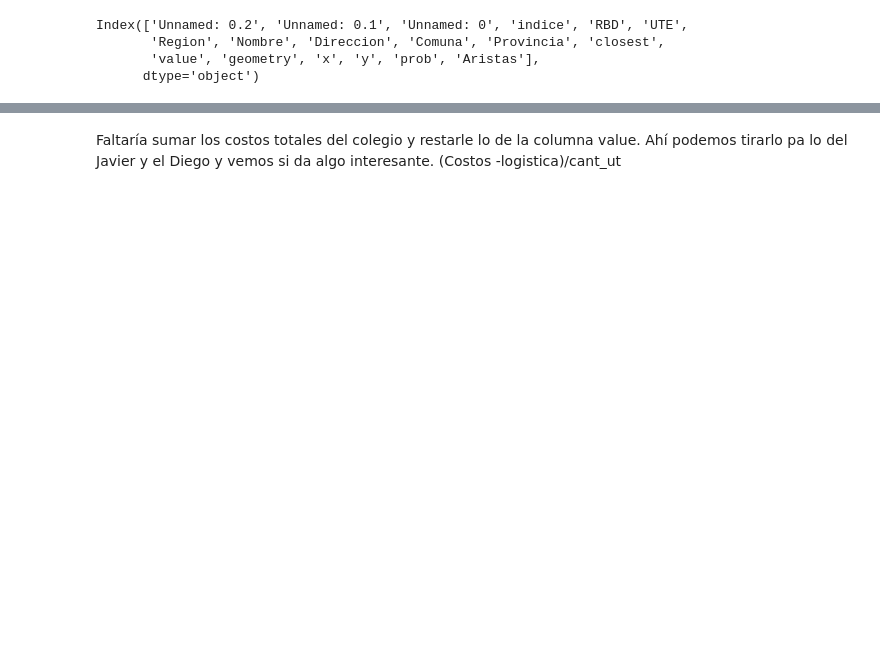
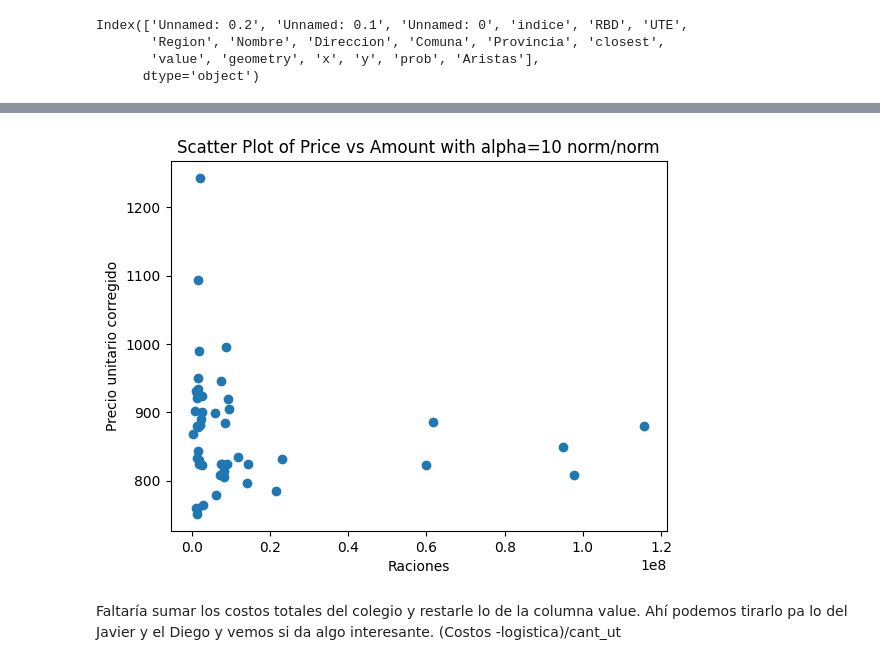
Before and after one commit to rbenatuilv/Junaeb-IMT-Capstone, a Jupyter notebook: costs_analysis_2019.ipynb, the cells around one changed output, grey strips where cells are left out. Saved outputs shown, nothing was run; the diff lists cells and outputs as text; code cells hidden in the pictures; blank space fills up the shorter version.

Commit message:
precio unitario corregido por costos logísticos

```diff
--- a/costs_analysis_2019.ipynb
+++ b/costs_analysis_2019.ipynb
@@ -329,0 +408,4 @@ raciones_con_ruteo.head()
+# %%
+data_sum_x_ut = raciones_con_ruteo[raciones_con_ruteo['UT_2019'] != -1]
+# %%
+data_sum_x_ut = data_sum_x_ut[['raciones_sum', 'pagado_sum', 'value', 'UT_2019']].groupby(by=['UT_2019']).sum()
@@ -330,5 +418,33 @@ raciones_con_ruteo.head()
 # %%
-alpha = 1
-raciones_con_ruteo['pagado_ajustado'] = raciones_con_ruteo['pagado_sum'] - alpha*raciones_con_ruteo['value']
+alpha = 10
+data_sum_x_ut['pagado_ajustado'] = (data_sum_x_ut['pagado_sum'] - alpha*data_sum_x_ut['value'])/data_sum_x_ut['raciones_sum']
+# %%
+logx = False
+logy = False
+
+
+plt.scatter(data_sum_x_ut['raciones_sum'], data_sum_x_ut['pagado_ajustado'])
+
+# Set labels for the axes
+plt.xlabel('Raciones')
+plt.ylabel('Precio unitario corregido')
+
+text = ''
+if logx:
+    plt.xscale('log')
+    text += 'log/'
+else:
+    text += 'norm/'
+if logy:
+    plt.yscale('log')
+    text += 'log'
+else:
+    text += 'norm'
+
+
+# Set a title for the plot
+plt.title(f'Scatter Plot of Price vs Amount with alpha={alpha} {text}');
+# %% [output]
+[figure, added]
 # %% [markdown]
 Faltaría sumar los costos totales del colegio y restarle lo de la columna value. Ahí podemos tirarlo pa lo del Javier y el Diego y vemos si da algo interesante. (Costos -logistica)/cant_ut
```
Also changed, not shown: parts of 15 cells of this notebook, 1 other file.
